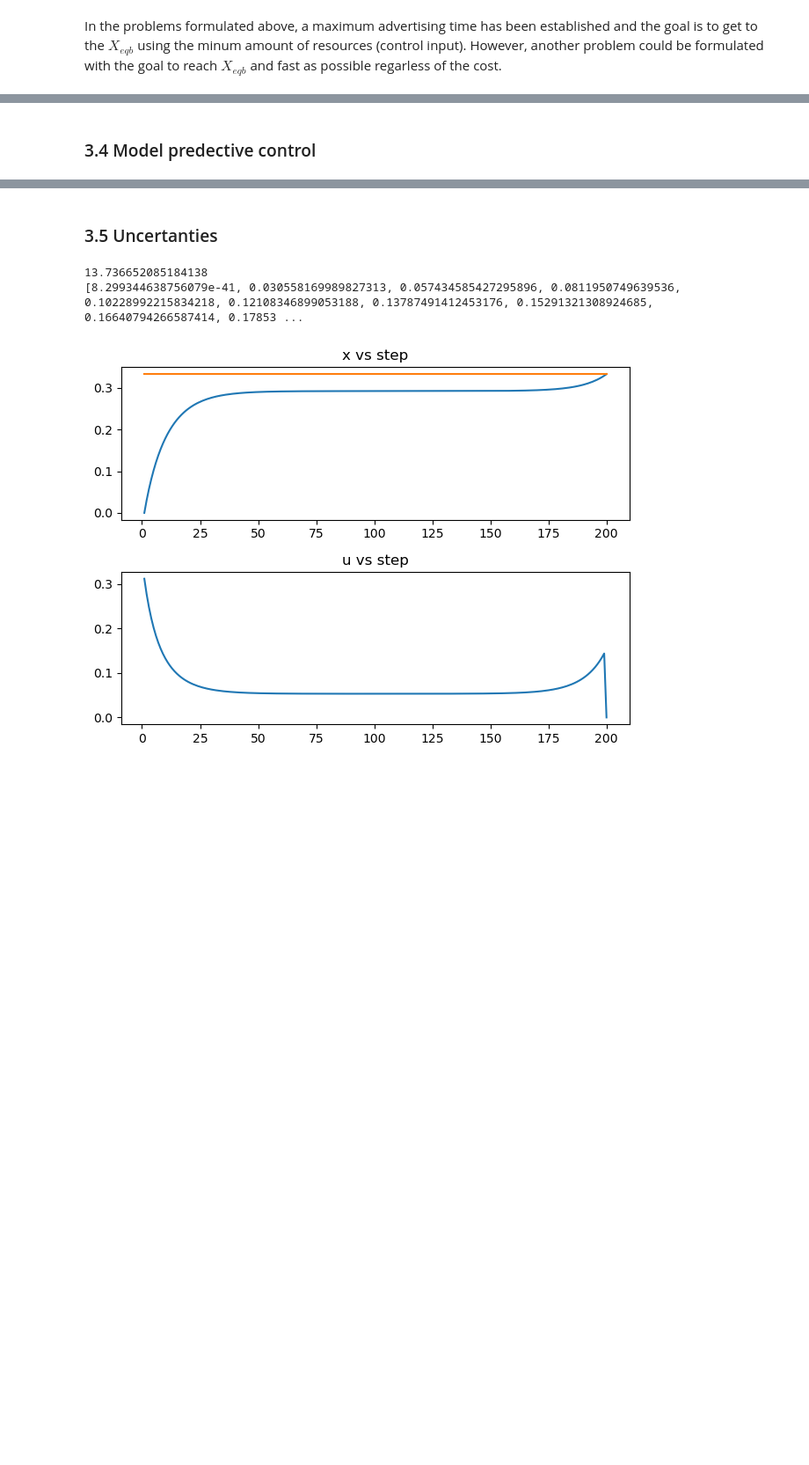
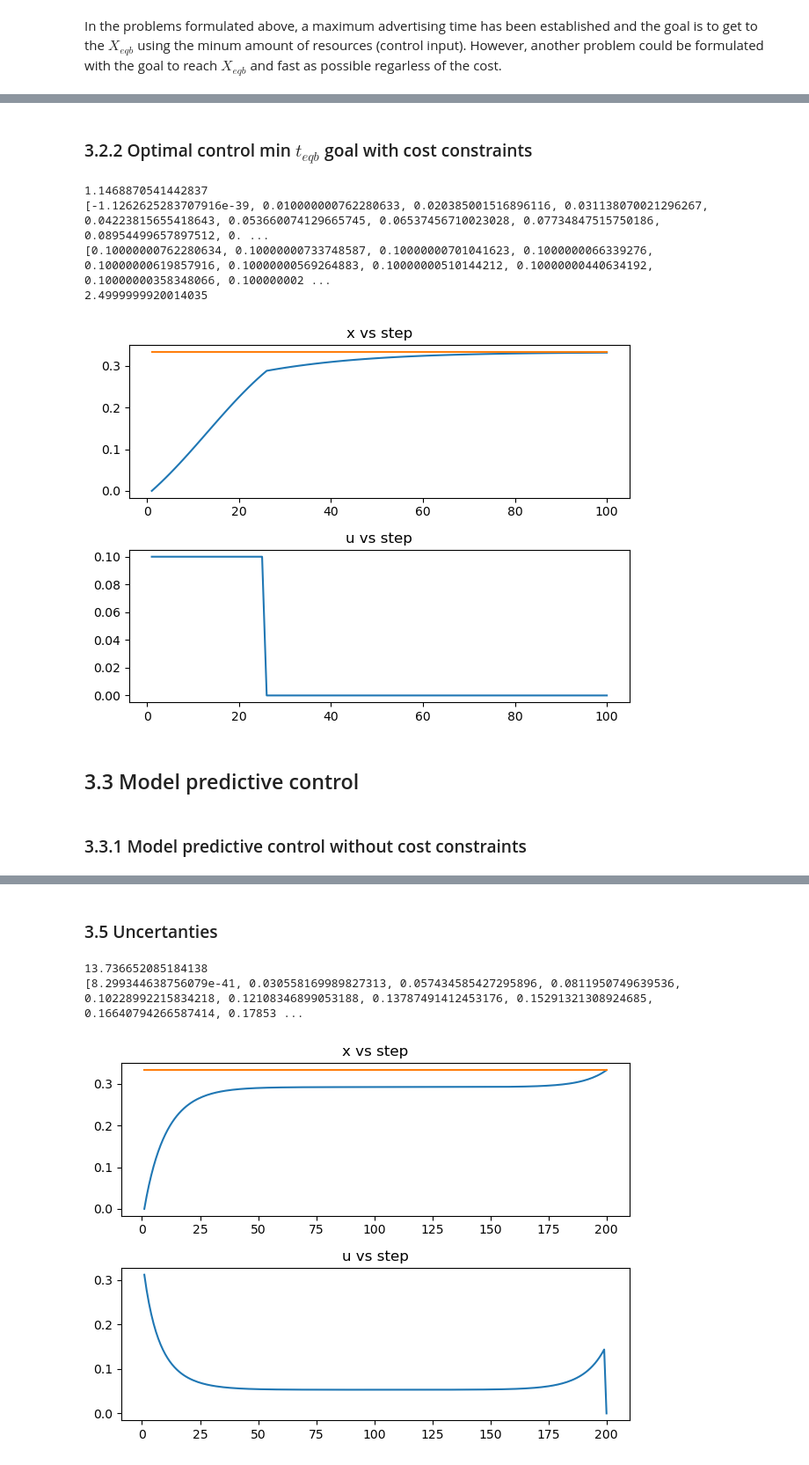
Before and after one commit to Gabrieljsss/information-spread-optimization-model, a Jupyter notebook: modelo_relatorio_projeto_2022.ipynb, the cells around one changed output, grey strips where cells are left out. Shown at 88% size. Saved outputs shown, nothing was run; the diff lists cells and outputs as text; code cells hidden in the pictures; blank space fills up the shorter version.

```diff
--- a/modelo_relatorio_projeto_2022.ipynb
+++ b/modelo_relatorio_projeto_2022.ipynb
@@ -349,5 +361,70 @@ gcf()
+# %% [markdown]
+### 3.2.2 Optimal control min $t_{eqb}$ goal with cost constraints ###
+# %%
+function fastestEquilibriumControlWithCostLimit()
+    m = Model(Ipopt.Optimizer);
+    set_silent(m);
+    numberOfIterations = 100;
+    @variable(m, xFastestEquilibrium[1:numberOfIterations] >= 0);
+    @variable(m, uFastestEquilibrium[1:numberOfIterations] >= 0);
+
+    for t in 1:numberOfIterations-1
+        @constraint(m, xFastestEquilibrium[t+1] == xFastestEquilibrium[t] + β1*uFastestEquilibrium[t]*(1 - xFastestEquilibrium[t]) + β2*(1 - xFastestEquilibrium[t])*xFastestEquilibrium[t] - δ*xFastestEquilibrium[t]);
+    end
+
+    @constraint(m, uFastestEquilibrium[numberOfIterations] == 0);
+    @constraint(m, sum(xFastestEquilibrium) >= 0);
+    @constraint(m, sum(uFastestEquilibrium) >= 0);
+
+    ######### cost limits ###############
+    @constraint(m, sum(uFastestEquilibrium) <= 2.5);
+    @constraint(m, uFastestEquilibrium[1:100] .<= 0.1);
+    #####################################
+
+    @constraint(m, xFastestEquilibrium[1] == 0) #prevent explosion
+
+    @objective(m, Min, sum(
+        sum((xFastestEquilibrium .- xEquilibrium).^ 2)
+    ));
+    optimize!(m);
+
+    return JuMP.objective_value.(m), JuMP.value.(xFastestEquilibrium), JuMP.value.(uFastestEquilibrium), sum(JuMP.value.(uFastestEquilibrium));
+end;
+
+####### exporting variables for further analysis ########
+costFastestEquilibriumResultWithCostLimit, xFastestEquilibriumResultWithCostLimit, uFastestEquilibriumResultWithCostLimit, controlAmountFastestEquilibriumResultWithCostLimit = fastestEquilibriumControlWithCostLimit()
+println(costFastestEquilibriumResultWithCostLimit);
+println(xFastestEquilibriumResultWithCostLimit);
+println(uFastestEquilibriumResultWithCostLimit);
+println(controlAmountFastestEquilibriumResultWithCostLimit);
+data322 = [controlAmountFastestEquilibriumResultWithCostLimit, getTimeXeqReached(xFastestEquilibriumResultWithCostLimit)]
+
+##### plotting #######
+clf(); #required for vscode on mac
+fig = plt.figure();
+
+ax1 = fig.add_subplot(2, 1, 1);
+ax1.title.set_text("x vs step");
+plt.plot(range(1, numberOfIterations), xFastestEquilibriumResultWithCostLimit);
+plt.plot(range(1, numberOfIterations), xEquilibrium .* ones(numberOfIterations));
+
+ax2 = fig.add_subplot(2, 1, 2);
+ax2.title.set_text("u vs step");
+plt.plot(range(1, numberOfIterations), uFastestEquilibriumResultWithCostLimit);
+
+fig.tight_layout();
+show()
+gcf()
+# %% [output]
+1.1468870541442837
+[-1.1262625283707916e-39, 0.010000000762280633, 0.020385001516896116, 0.031138070021296267, 0.04223815655418643, 0.053660074129665745, 0.06537456710023028, 0.07734847515750186, 0.08954499657897512, 0. ...
+[0.10000000762280634, 0.10000000733748587, 0.10000000701041623, 0.1000000066339276, 0.10000000619857916, 0.10000000569264883, 0.10000000510144212, 0.10000000440634192, 0.10000000358348066, 0.100000002 ...
+2.4999999920014035
+[figure, added]
+# %% [markdown]
+<h2> 3.3 Model predictive control </h2>
 # %% [markdown]
-<h3> 3.4 Model predective control </h3>
+<h3> 3.3.1 Model predictive control without cost constraints </h3>
 # %%
 function MPC()
     t = collect(2:100) #eixo x
```
Also changed, not shown: parts of 27 cells of this notebook, 2 other files.
